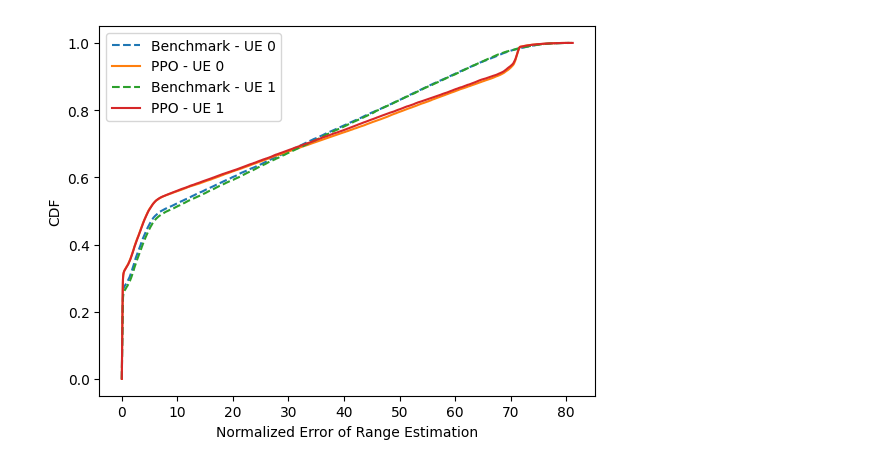
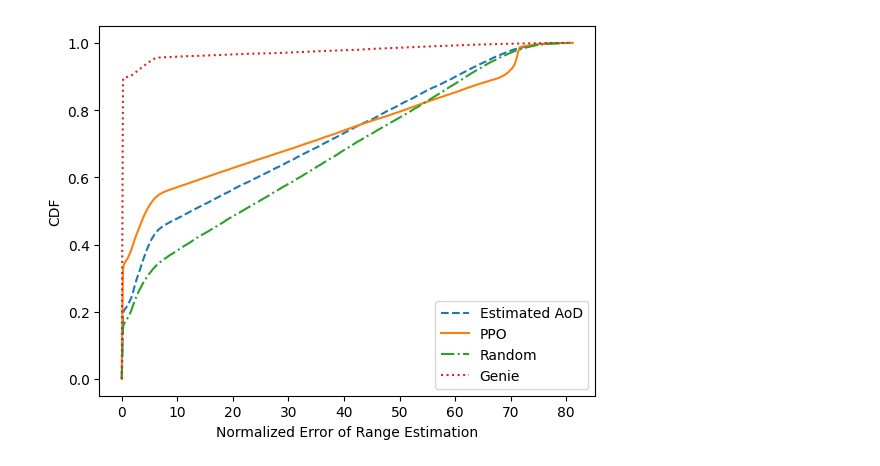
Before and after one commit to april427/Centric-BM, a Jupyter notebook: documents/03-20.ipynb, the cells around one changed output. Saved outputs shown, nothing was run; the diff lists cells and outputs as text; code cells hidden in the pictures.

```diff
--- a/documents/03-20.ipynb
+++ b/documents/03-20.ipynb
@@ -119,52 +243,63 @@ ax2.legend()
 # %%
 #### CDF of estimation error ####
-er_t = pd.read_csv(fd1 + 'nmseR_allsteps.csv', skiprows=1)
-er_b = pd.read_csv(fd2 + 'nmseR_allsteps.csv', skiprows=1)
-
-ev_t = pd.read_csv(fd1 + 'nmseV_allsteps.csv', skiprows=1)
-ev_b = pd.read_csv(fd2 + 'nmseV_allsteps.csv', skiprows=1)
+# range estimation
+er_t = pd.read_csv(fd_trained + 'nmseR_allsteps.csv', skiprows=1)
+er_b = pd.read_csv(fd_estimated + 'nmseR_allsteps.csv', skiprows=1)
+er_r = pd.read_csv(fd_random + 'nmseR_allsteps.csv', skiprows=1)
+er_g = pd.read_csv('RL_mimo_ofdm/PPO_2ue16Nt_buffer/genie/nmseR_allsteps.csv', skiprows=1)
 
 figure_handle = plt.figure()
 ax3 = figure_handle.add_subplot()
 er_benchmark = np.array(er_b)
 er_trained = np.array(er_t)
-ev_benchmark = np.array(ev_b)
-ev_trained = np.array(ev_t)
+er_random = np.array(er_r)
+er_genie = np.array(er_g)
 
-for u in range(2):
+# for u in range(1,2):
 
-    temp = er_benchmark[:,u]
-    er_cdf = np.sort(temp)
-    yvals = np.arange(len(er_cdf))/float(len(er_cdf)-1)
-    ax3.plot(er_cdf, yvals, '--', label='Benchmark - UE %d'%u)
+#     temp = er_benchmark[:,u]
+#     er_cdf = np.sort(temp)
+#     yvals = np.arange(len(er_cdf))/float(len(er_cdf)-1)
+#     ax3.plot(er_cdf, yvals, '--', label='Benchmark - UE %d'%u)
 
-    temp = er_trained[:,u]
-    er_cdf = np.sort(temp)
-    yvals = np.arange(len(er_cdf))/float(len(er_cdf)-1)
-    ax3.plot(er_cdf, yvals, '-', label='PPO - UE %d'%u)
+#     temp = er_trained[:,u]
+#     er_cdf = np.sort(temp)
+#     yvals = np.arange(len(er_cdf))/float(len(er_cdf)-1)
+#     ax3.plot(er_cdf, yvals, '-', label='PPO - UE %d'%u)
+
+#     temp = er_random[:,u]
+#     er_cdf = np.sort(temp)
+#     yvals = np.arange(len(er_cdf))/float(len(er_cdf)-1)
+#     ax3.plot(er_cdf, yvals, '-.', label='Random - UE %d'%u)
+
+#     temp = er_genie[:,u]
+#     er_cdf = np.sort(temp)
+#     yvals = np.arange(len(er_cdf))/float(len(er_cdf)-1)
+#     ax3.plot(er_cdf, yvals, ':', label='Genie - UE %d'%u)
+
+temp = er_benchmark.flatten()
+er_cdf = np.sort(temp)
+yvals = np.arange(len(er_cdf))/float(len(er_cdf)-1)
+ax3.plot(er_cdf, yvals, '--', label='Estimated AoD')
+
+temp = er_trained.flatten()
+er_cdf = np.sort(temp)
+yvals = np.arange(len(er_cdf))/float(len(er_cdf)-1)
+ax3.plot(er_cdf, yvals, '-', label='PPO')
+
+temp = er_random.flatten()
+er_cdf = np.sort(temp)
+yvals = np.arange(len(er_cdf))/float(len(er_cdf)-1)
+ax3.plot(er_cdf, yvals, '-.', label='Random')
+
+temp = er_genie.flatten()
+er_cdf = np.sort(temp)
+yvals = np.arange(len(er_cdf))/float(len(er_cdf)-1)
+ax3.plot(er_cdf, yvals, ':', label='Genie')
 
 ax3.set_xlabel('Normalized Error of Range Estimation')
 ax3.set_ylabel('CDF')
 ax3.legend()
 plt.show()
-
-print(er_benchmark.shape)
-print(er_trained.shape)
-figure_handle = plt.figure()
-ax4 = figure_handle.add_subplot()
-for u in range(2):
-    temp = ev_benchmark[:,u]
-    ev_cdf = np.sort(temp)
-    yvals = np.arange(len(ev_cdf))/float(len(ev_cdf)-1)
-    ax4.plot(ev_cdf, yvals, '--', label='Benchmark - UE %d'%u)
-
-    temp = ev_trained[:,u]
-    ev_cdf = np.sort(temp)
-    yvals = np.arange(len(ev_cdf))/float(len(ev_cdf)-1)
-    ax4.plot(ev_cdf, yvals, '-', label='PPO - UE %d'%u)
-ax4.set_xlabel('Normalized Error of Speed Estimation')
-ax4.set_ylabel('CDF')
-ax4.legend()
-plt.show()
 # %% [output]
-[figure, old version]
+[figure, new version]
```
Also changed, not shown: parts of 20 cells of this notebook, 11 other files.
